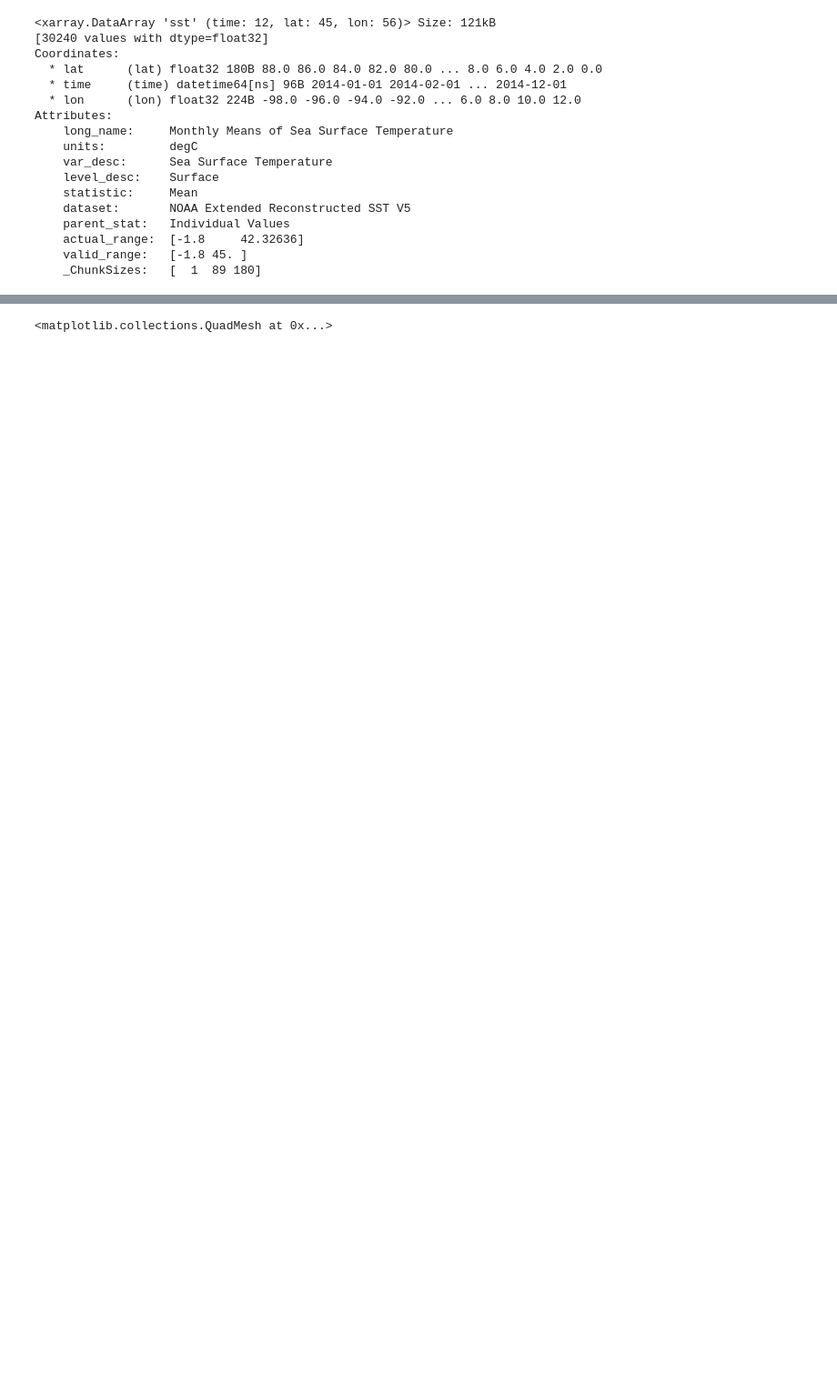
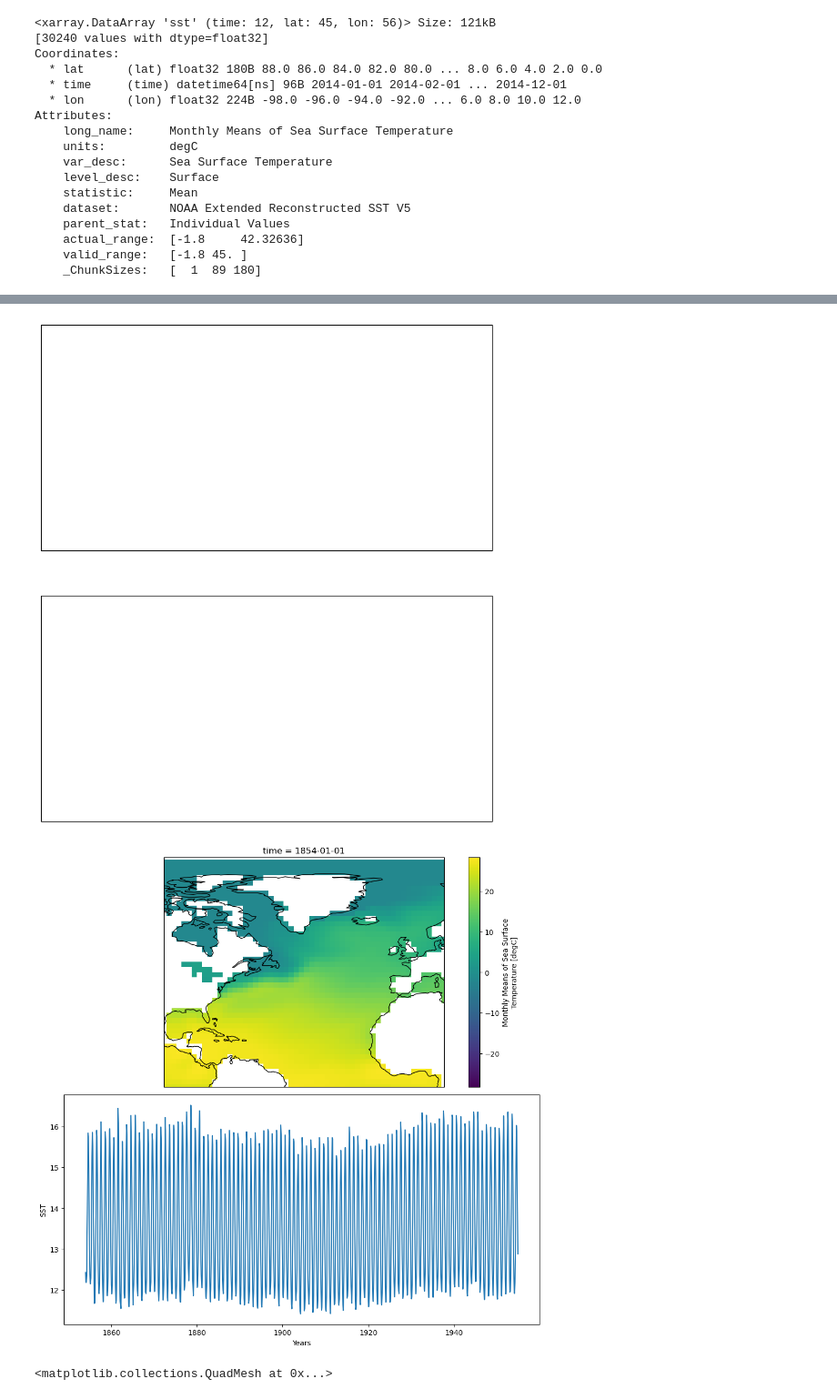
Before and after one commit to oceanhackweek/ohw24_proj_north_atlantic_variability_us, a Jupyter notebook: contributor_folders/alexfrenzel/Datavis1.ipynb, the cells around one changed output, grey strips where cells are left out. Shown at 91% size. Drawn from its saved outputs; the diff is of its cells as text; code cells hidden in the pictures; blank space fills up the shorter version.

```diff
--- a/contributor_folders/alexfrenzel/Datavis1.ipynb
+++ b/contributor_folders/alexfrenzel/Datavis1.ipynb
@@ -181,3 +199,27 @@ Attributes:
+# %%
+fig, (ax1, ax2) = plt.subplots(2, 1, figsize=(10, 10),
+                               subplot_kw={'projection': ccrs.PlateCarree()})
+fig = plt.figure(figsize=(10, 10))
+ds_selected = na_sst.sel(time=slice('1854-01', '1954-12'))
+# Geographic plot
+ax1 = plt.subplot(2, 1, 1, projection=ccrs.PlateCarree())
+ax1.set_title('Geographic Plot')
+na_sst.isel(time=0).plot(ax=ax1, transform=ccrs.PlateCarree(), cmap='viridis')
+ax1.set_extent([-98, 12, 90, 0], crs=ccrs.PlateCarree())
+ax1.coastlines()
+
+# Time series plot
+ax2 = plt.subplot(2, 1, 2)
+ax2.set_title('Time Series Plot')
+ds_selected.mean(dim=['lat', 'lon']).plot(ax=ax2)
+ax2.set_xlabel('Years')
+ax2.set_ylabel('SST')
+
+plt.tight_layout()
+plt.show()
+# %% [output]
+[figure, added]
+[figure, added]
 # %%
 # This will return a subset of the dataset corresponding to the selected date range.
 plt.plot(na_sst.sel(time=slice('2022-01-01', '2023-12-31')))
```
Also changed, not shown: parts of 6 cells of this notebook.
